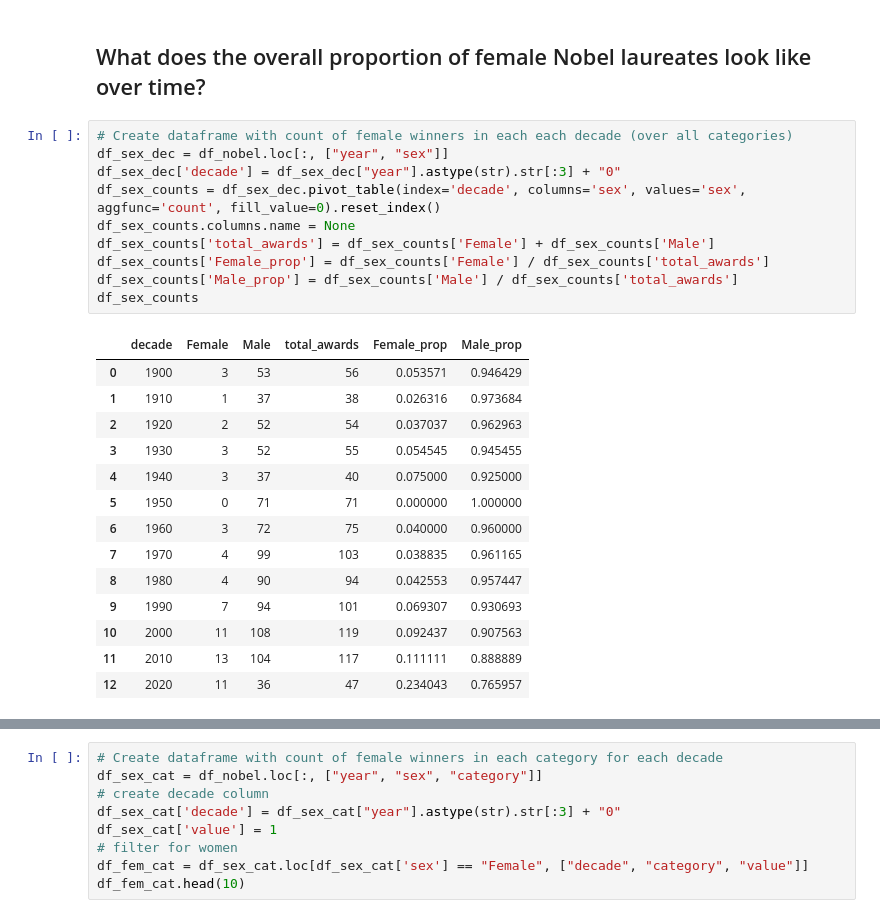
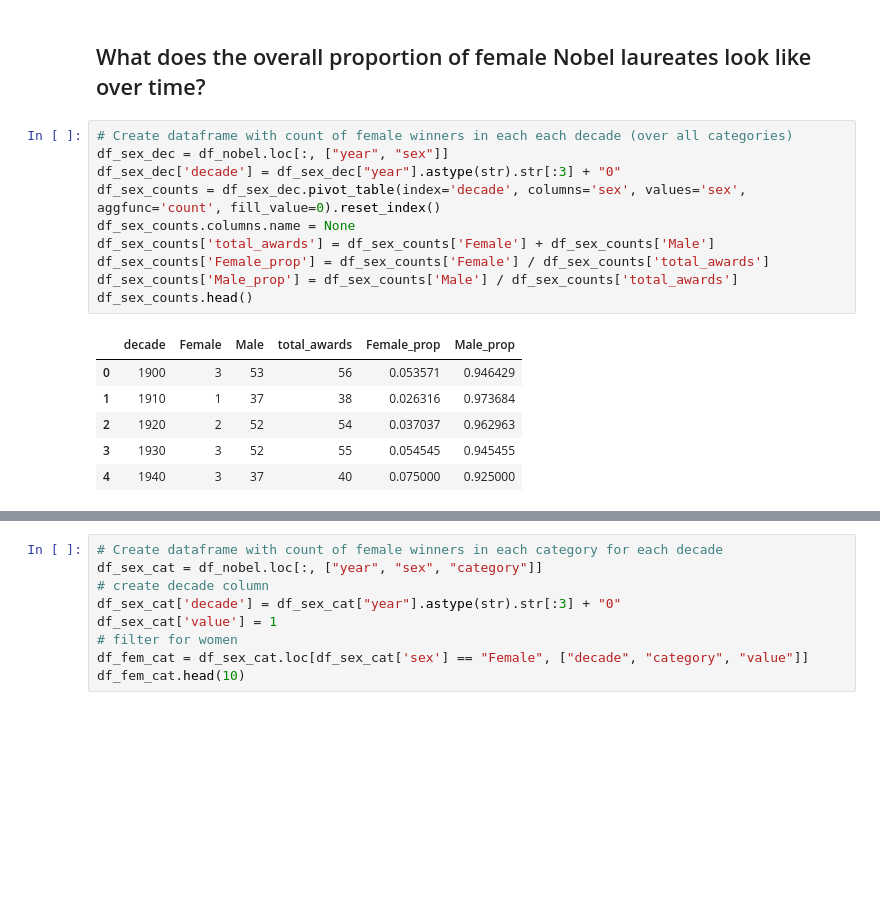
Before and after one commit to MichaelSzczepaniak/DSPortfolio, a Jupyter notebook: Nobel_Winners/NobelWinners.ipynb, the cells around one changed output, grey strips where cells are left out. Saved outputs shown, nothing was run; the diff lists cells and outputs as text; blank space fills up the shorter version.

```diff
--- a/Nobel_Winners/NobelWinners.ipynb
+++ b/Nobel_Winners/NobelWinners.ipynb
@@ -218,28 +218,20 @@ Best decade for USA Nobels was 2000 with 42% of the prizes awarded that year
 # %%
 # Create dataframe with count of female winners in each each decade (over all categories)
 df_sex_dec = df_nobel.loc[:, ["year", "sex"]]
 df_sex_dec['decade'] = df_sex_dec["year"].astype(str).str[:3] + "0"
 df_sex_counts = df_sex_dec.pivot_table(index='decade', columns='sex', values='sex', aggfunc='count', fill_value=0).reset_index()
 df_sex_counts.columns.name = None
 df_sex_counts['total_awards'] = df_sex_counts['Female'] + df_sex_counts['Male']
 df_sex_counts['Female_prop'] = df_sex_counts['Female'] / df_sex_counts['total_awards']
 df_sex_counts['Male_prop'] = df_sex_counts['Male'] / df_sex_counts['total_awards']
-df_sex_counts
+df_sex_counts.head()
 # %% [output]
 |  | decade | Female | Male | total_awards | Female_prop | Male_prop |
 | 0 | 1900 | 3 | 53 | 56 | 0.053571 | 0.946429 |
 | 1 | 1910 | 1 | 37 | 38 | 0.026316 | 0.973684 |
 | 2 | 1920 | 2 | 52 | 54 | 0.037037 | 0.962963 |
 | 3 | 1930 | 3 | 52 | 55 | 0.054545 | 0.945455 |
 | 4 | 1940 | 3 | 37 | 40 | 0.075000 | 0.925000 |
-| 5 | 1950 | 0 | 71 | 71 | 0.000000 | 1.000000 |
-| 6 | 1960 | 3 | 72 | 75 | 0.040000 | 0.960000 |
-| 7 | 1970 | 4 | 99 | 103 | 0.038835 | 0.961165 |
-| 8 | 1980 | 4 | 90 | 94 | 0.042553 | 0.957447 |
-| 9 | 1990 | 7 | 94 | 101 | 0.069307 | 0.930693 |
-| 10 | 2000 | 11 | 108 | 119 | 0.092437 | 0.907563 |
-| 11 | 2010 | 13 | 104 | 117 | 0.111111 | 0.888889 |
-| 12 | 2020 | 11 | 36 | 47 | 0.234043 | 0.765957 |
 # %%
 fig2, ax2 = plt.subplots(1, 2, figsize=(12, 5))
 # create df for left plot - Female proportion over the decades
```
Also changed, not shown: parts of 11 cells of this notebook.
